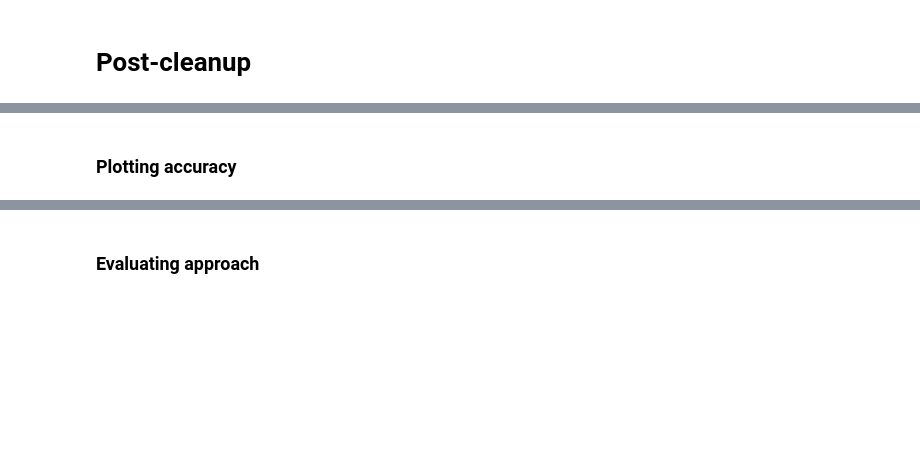
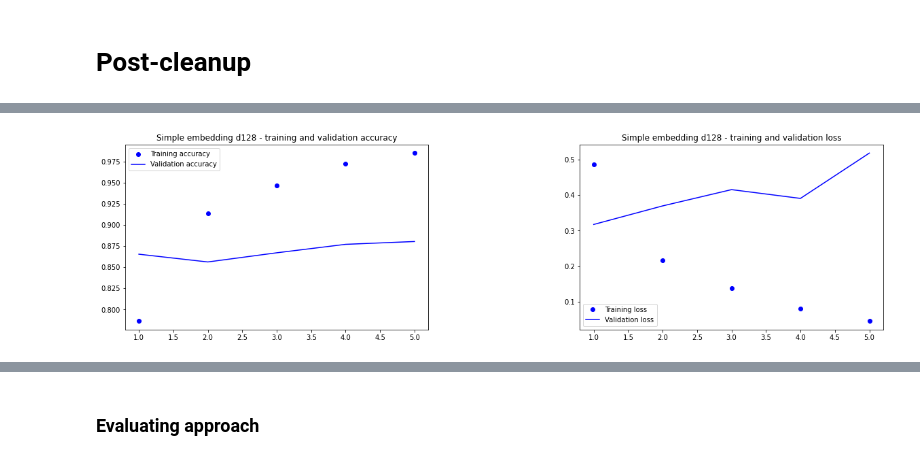
Before and after one commit to ncsereoka/SentRoL, a Jupyter notebook: SentRoL.ipynb, the cells around one changed output, grey strips where cells are left out. Cells and saved outputs as stored; diff of their text form; code cells hidden in the pictures; blank space fills up the shorter version.

Commit message:
Rename and create better structure for simple embedding approach

```diff
--- a/SentRoL.ipynb
+++ b/SentRoL.ipynb
@@ -4,7 +8,6 @@
 from utils import jsonfile
 from utils import datautil
 
-data = jsonfile.read('data_splitted/laroseda_train.json')['reviews']
-train_data, validation_data = datautil.split(data, test_split=2000)
-test_data = jsonfile.read('data_splitted/laroseda_test.json')['reviews']
+train_data = jsonfile.read('data/laroseda_train.json')['reviews']
+test_data = jsonfile.read('data/laroseda_test.json')['reviews']
 # %%
@@ -55 +57,9 @@ nu merita nici jumatate din pret se misca execrabil se blocheaza des nici daca a
+# %%
+from keras.preprocessing.text import Tokenizer
+
+MAX_WORDS = 10000
+MAX_LEN = 1000
+
+tokenizer = Tokenizer(num_words=MAX_WORDS)
+tokenizer.fit_on_texts(x_train)
 # %% [markdown]
@@ -57,10 +67,6 @@ nu merita nici jumatate din pret se misca execrabil se blocheaza des nici daca a
 # %%
-from approach import naive_embedding
+from approach import simple_embedding
 
-x = x_train + x_val
-y = y_train + y_val
-
-config = naive_embedding.Config(x, y, 100, 10000, 100)
-model, history = naive_embedding.train(config)
-model.summary()
+config = simple_embedding.Config(128, MAX_WORDS, MAX_LEN)
+model, history = simple_embedding.train(config, tokenizer, x_train, y_train)
 # %% [output]
@@ -107,4 +90,7 @@ _________________________________________________________________
-# %% [markdown]
-### Plotting accuracy
+# %%
+from approach import plotting
+plotting.plot(history, 'Simple embedding d128')
+# %% [output]
+[figure, added]
 # %%
 from utils import plotting
```
Also changed, not shown: parts of 21 cells of this notebook, 6 other files.
